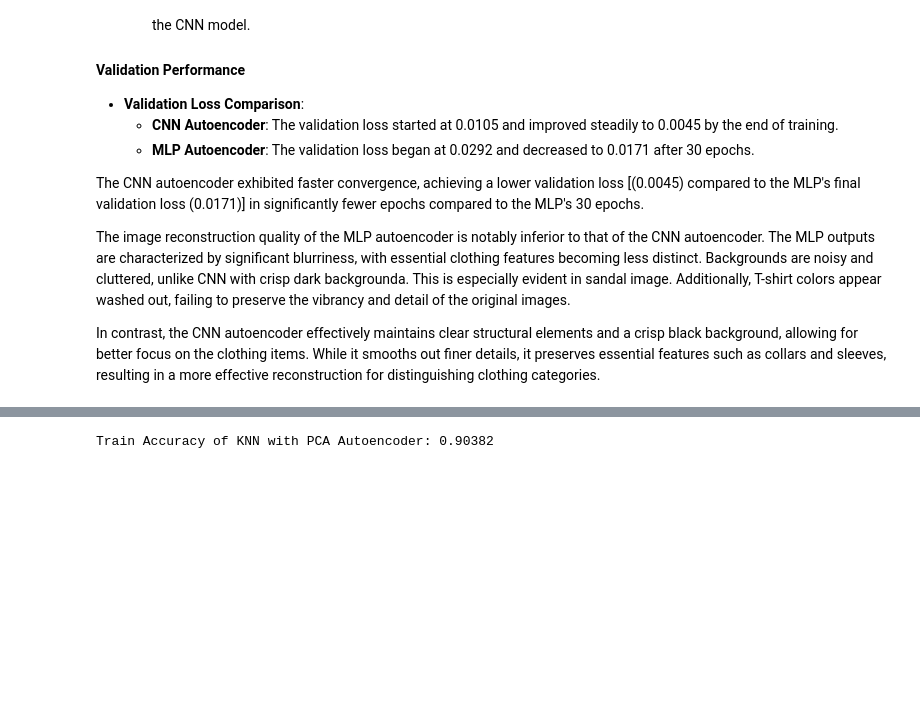
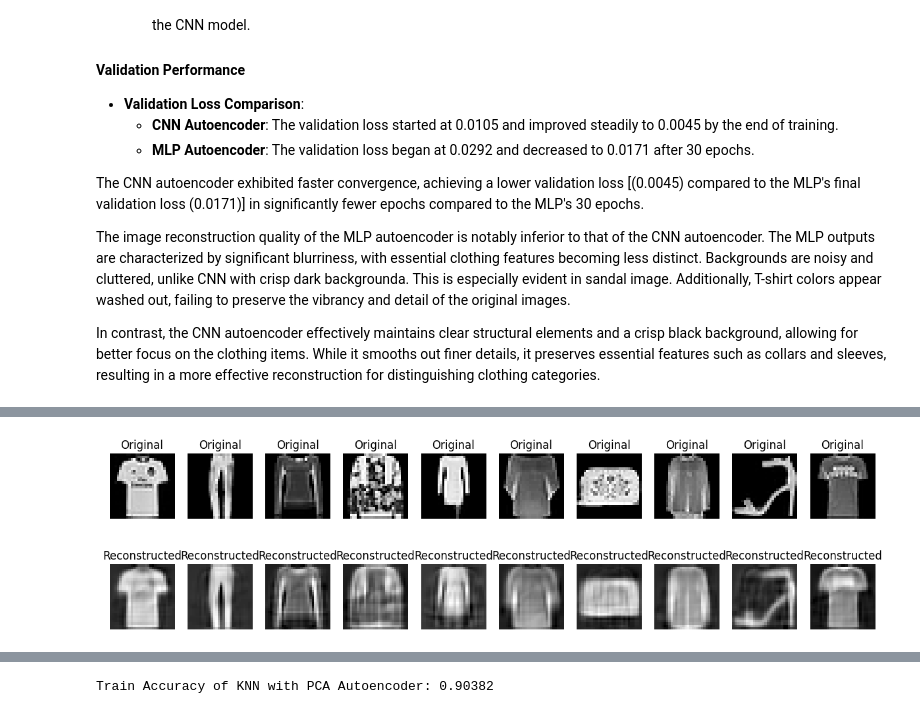
Before and after one commit to StarryBadger/ml-toolkit, a Jupyter notebook: assignments/4/AutoEncoder.ipynb, the cells around one changed output, grey strips where cells are left out. Drawn from its saved outputs; the diff is of its cells as text; code cells hidden in the pictures; blank space fills up the shorter version.

```diff
--- a/assignments/4/AutoEncoder.ipynb
+++ b/assignments/4/AutoEncoder.ipynb
@@ -507,20 +522,22 @@ print(errors)
 # %%
 
-pca_autoencoder = PcaAutoencoder(n_components=75)
+pca_autoencoder = PcaAutoencoder(n_components=K_OPTIMAL)
 pca_autoencoder.fit(X_train)
 
 def visualize_reconstruction(autoencoder, X_test, n_images=5):
     X_reconstructed = autoencoder.forward(X_test[:n_images])
 
     fig, axes = plt.subplots(2, n_images, figsize=(15, 4))
     for i in range(n_images):
         axes[0, i].imshow(X_test[i].reshape(28, 28), cmap='gray')
         axes[0, i].set_title("Original")
         axes[0, i].axis('off')
 
         axes[1, i].imshow(X_reconstructed[i].reshape(28, 28), cmap='gray')
         axes[1, i].set_title("Reconstructed")
         axes[1, i].axis('off')
     plt.show()
 
-visualize_reconstruction(pca_autoencoder, X_val)
+visualize_reconstruction(pca_autoencoder, X_test, n_images=10)
+# %% [output]
+[figure, added]
```
Also changed, not shown: parts of 9 cells of this notebook, 3 other files.
